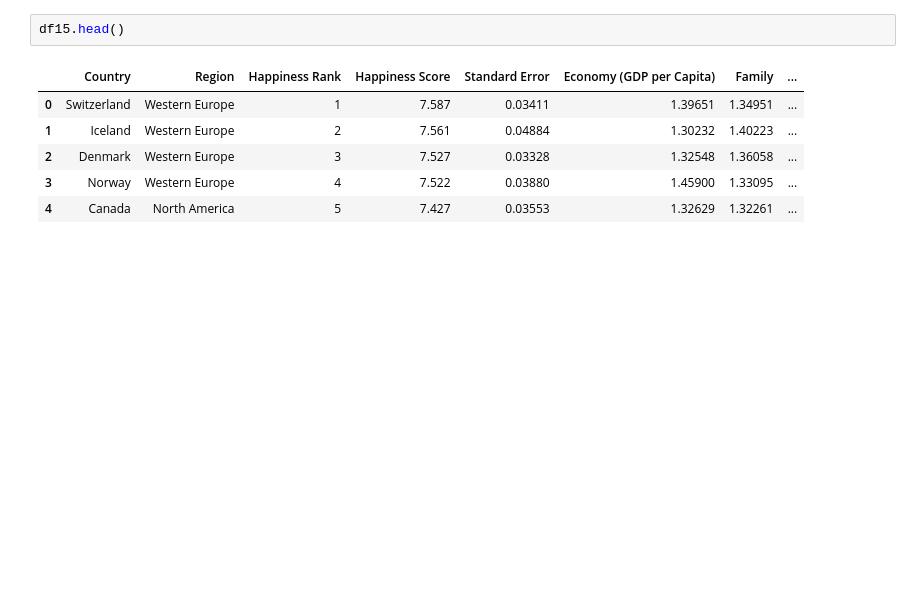
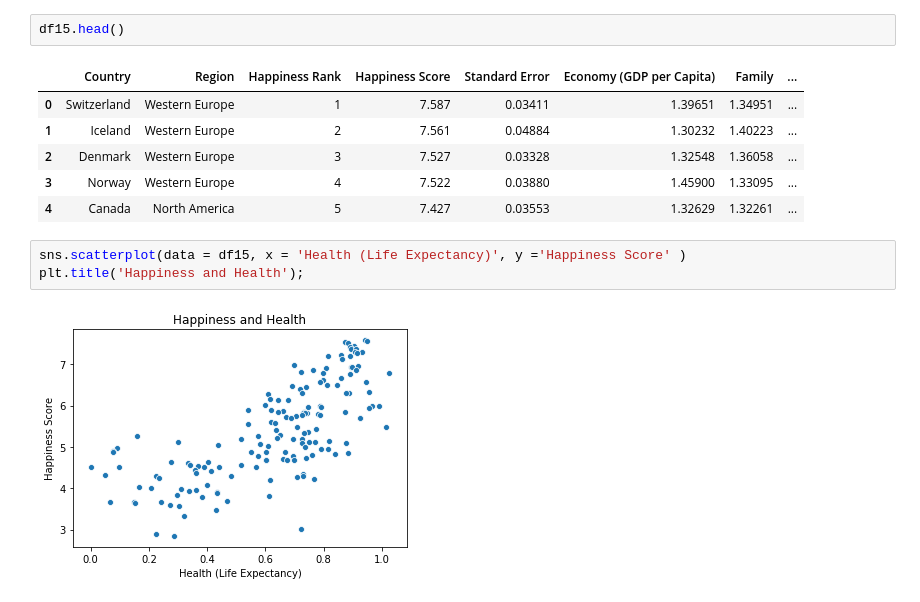
Before and after one commit to ipatel467/Happiness-Index, a Jupyter notebook: Index.ipynb, the cells around one changed output. Cells and saved outputs as stored; diff of their text form; blank space fills up the shorter version.

```diff
--- a/Index.ipynb
+++ b/Index.ipynb
@@ -282,3 +302,8 @@ df15.head()
 | 2 | Denmark | Western Europe | 3 | 7.527 | 0.03328 | 1.32548 | 1.36058 | ... |
 | 3 | Norway | Western Europe | 4 | 7.522 | 0.03880 | 1.45900 | 1.33095 | ... |
 | 4 | Canada | North America | 5 | 7.427 | 0.03553 | 1.32629 | 1.32261 | ... |
+# %%
+sns.scatterplot(data = df15, x = 'Health (Life Expectancy)', y ='Happiness Score' )
+plt.title('Happiness and Health');
+# %% [output]
+[figure, added]
```
Also changed, not shown: parts of 6 cells of this notebook.
